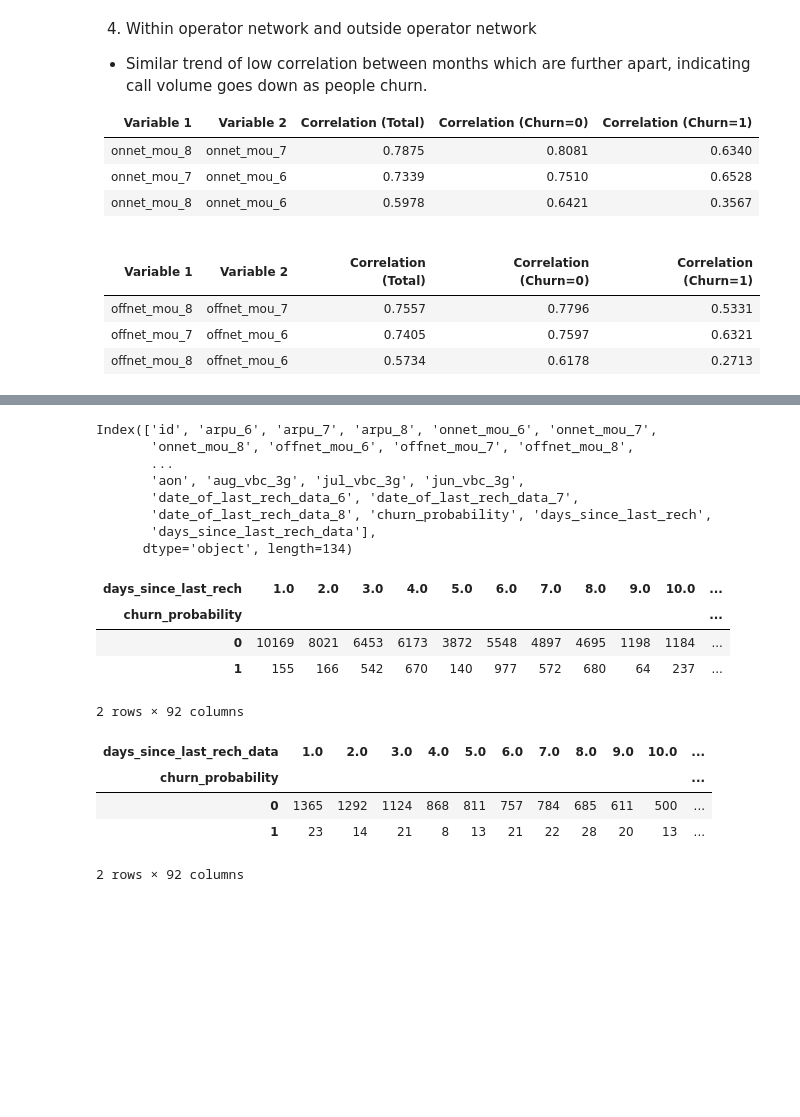
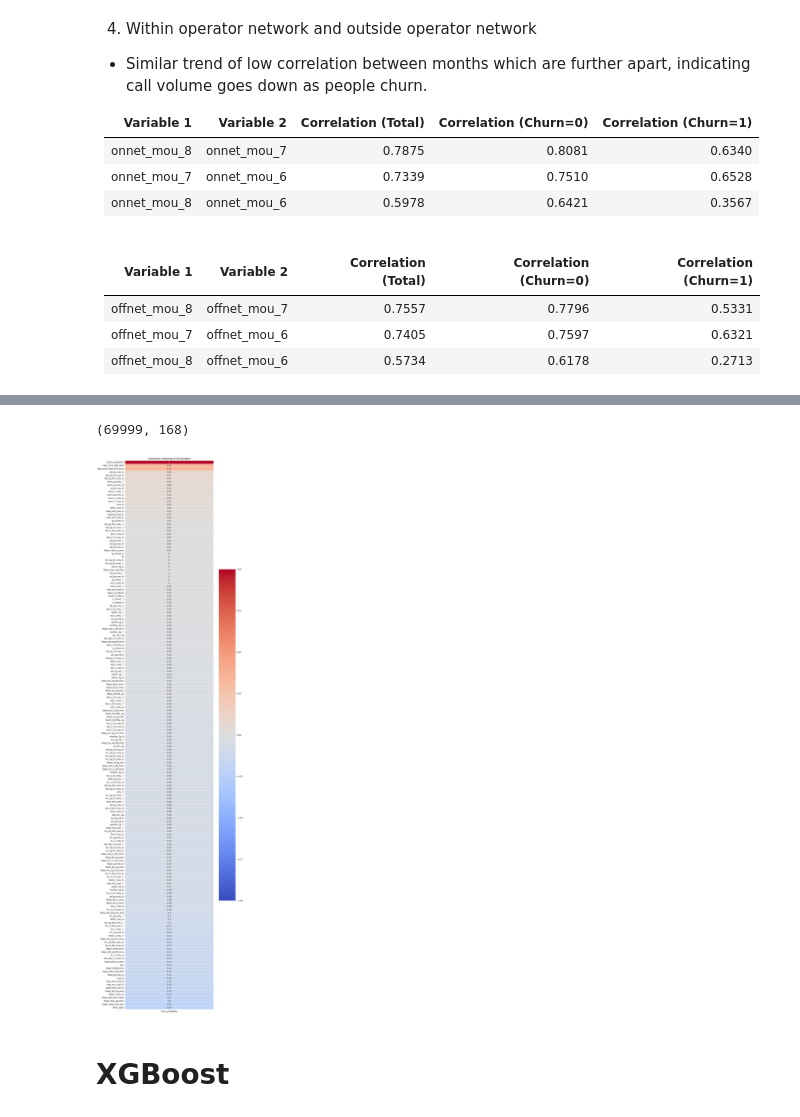
Before and after one commit to mohiteamit/upGrad-TelecomChurnCaseStudy, a Jupyter notebook: Amit Mohite - Telecom Churn Prediction.ipynb, the cells around one changed output, grey strips where cells are left out. Saved outputs shown, nothing was run; the diff lists cells and outputs as text; code cells hidden in the pictures; blank space fills up the shorter version.

```diff
--- a/Amit Mohite - Telecom Churn Prediction.ipynb
+++ b/Amit Mohite - Telecom Churn Prediction.ipynb
@@ -852,5 +831,5 @@ non_numeric_cols = data.select_dtypes(exclude=['number']).columns
 # %%
-def change_in_usages(data: pd.DataFrame, col_june: str, col_july: str, col_aug: str) -> pd.Series:
+def change_in_usages(data: pd.DataFrame, col_june: str, col_july: str, col_aug: str) -> Tuple[pd.Series, str]:
     """
     Calculate the rolling slope of usage volume between June, July, and August to capture trends.
 
@@ -866,9 +845,12 @@ def change_in_usages(data: pd.DataFrame, col_june: str, col_july: str, col_aug:
     # Create a DataFrame containing the usage columns for June, July, and August
     usage_df = data[[col_june, col_july, col_aug]]
 
+    base_name = f'Slope_{col_june[:-2]}'
+
     # Calculate the slope using numpy's polyfit function (degree 1 for linear fit)
     slope = usage_df.apply(lambda row: np.polyfit([1, 2, 3], row, 1)[0], axis=1)
-    return slope
+    # print (base_name, flush=True)
+    return slope, base_name
 # %%
 def plot_usage_volume(data: pd.DataFrame, col_june: str, col_july: str, col_aug: str) -> None:
     """
@@ -1092,27 +1168,25 @@ for c in column_groups:
 # %%
-data.columns
+data.shape
 # %% [output]
-Index(['id', 'arpu_6', 'arpu_7', 'arpu_8', 'onnet_mou_6', 'onnet_mou_7',
-       'onnet_mou_8', 'offnet_mou_6', 'offnet_mou_7', 'offnet_mou_8',
-       ...
-       'aon', 'aug_vbc_3g', 'jul_vbc_3g', 'jun_vbc_3g',
-       'date_of_last_rech_data_6', 'date_of_last_rech_data_7',
-       'date_of_last_rech_data_8', 'churn_probability', 'days_since_last_rech',
-       'days_since_last_rech_data'],
-      dtype='object', length=134)
+(69999, 168)
-# %%
-pd.crosstab(data["churn_probability"], data["days_since_last_rech"])
-# %% [output]
-| days_since_last_rech | 1.0 | 2.0 | 3.0 | 4.0 | 5.0 | 6.0 | 7.0 | 8.0 | 9.0 | 10.0 | ... |
-| churn_probability |  |  |  |  |  |  |  |  |  |  | ... |
-| 0 | 10169 | 8021 | 6453 | 6173 | 3872 | 5548 | 4897 | 4695 | 1198 | 1184 | ... |
-| 1 | 155 | 166 | 542 | 670 | 140 | 977 | 572 | 680 | 64 | 237 | ... |
-2 rows × 92 columns
-# %%
-pd.crosstab(data["churn_probability"], data["days_since_last_rech_data"])
-# %% [output]
-| days_since_last_rech_data | 1.0 | 2.0 | 3.0 | 4.0 | 5.0 | 6.0 | 7.0 | 8.0 | 9.0 | 10.0 | ... |
-| churn_probability |  |  |  |  |  |  |  |  |  |  | ... |
-| 0 | 1365 | 1292 | 1124 | 868 | 811 | 757 | 784 | 685 | 611 | 500 | ... |
-| 1 | 23 | 14 | 21 | 8 | 13 | 21 | 22 | 28 | 20 | 13 | ... |
-2 rows × 92 columns
+# %%
+import matplotlib.pyplot as plt
+import seaborn as sns
+
+# Create correlation matrix
+correlation_matrix = data.corr().round(2).sort_values(by='churn_probability', ascending=False)
+
+# Set up the matplotlib figure
+plt.figure(figsize=(10, 50))
+
+# Draw the heatmap focusing on correlations with churn_probability
+correlation_matrix = correlation_matrix[['churn_probability']]
+sns.heatmap(correlation_matrix, annot=True, cmap='coolwarm', linewidths=0.5, vmin=-1, vmax=1)
+
+# Show the plot
+plt.title('Correlation Heatmap of All Variables')
+plt.show()
+# %% [output]
+[figure, added]
+# %% [markdown]
+# XGBoost
```
Also changed, not shown: parts of 77 cells of this notebook, 3 other files.
